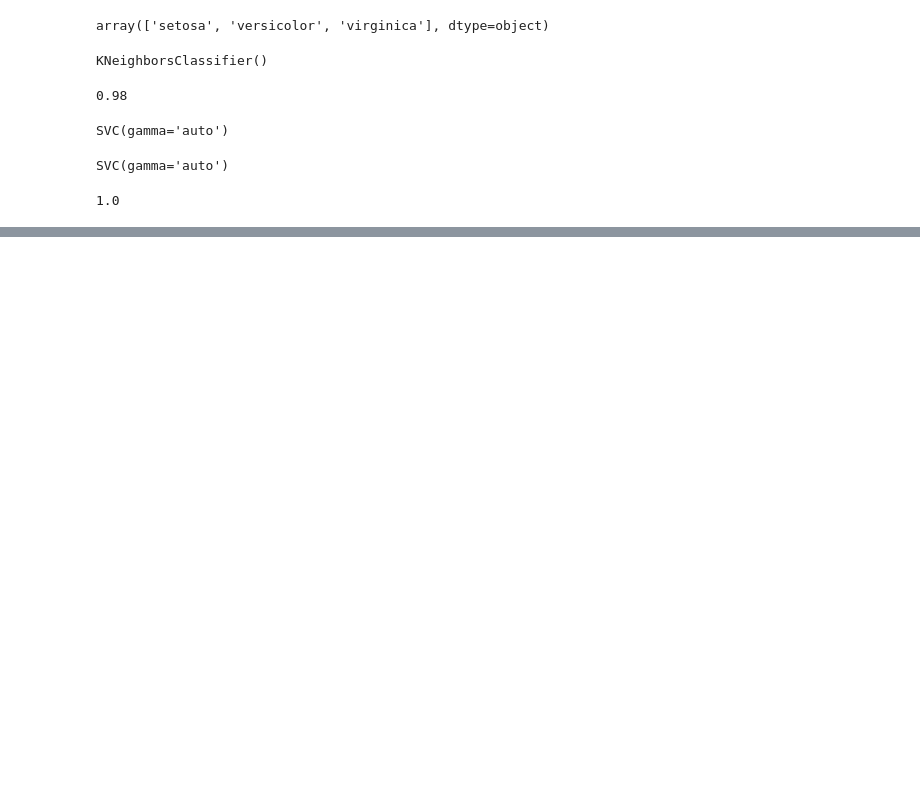
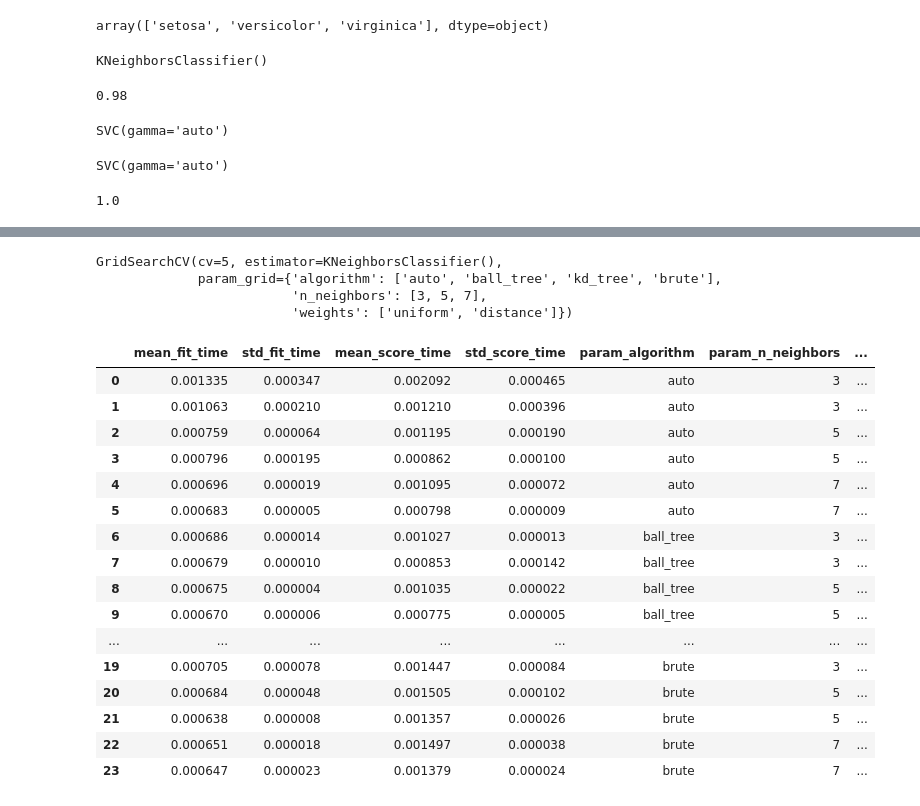
Before and after one commit to VruttiMoradiya999/AIML, a Jupyter notebook: GridSearchCV.ipynb, the cells around one changed output, grey strips where cells are left out. Saved outputs shown, nothing was run; the diff lists cells and outputs as text; code cells hidden in the pictures; blank space fills up the shorter version.

Commit message:
Performed Grid Search CV

```diff
--- a/GridSearchCV.ipynb
+++ b/GridSearchCV.ipynb
@@ -58,4 +58,7 @@ train_test_split =(X)
 # %%
 from sklearn.model_selection import GridSearchCV
 # %%
-classifier = GridSearchCV((model_svm), {  v })
+classifier = GridSearchCV((model_svm), {
+    'C' : [1, 10, 20, 30],
+    'kernel' : ['linear', 'rbf'],
+    }, cv = 5, return_train_score=False)
@@ -63,0 +65,2 @@ TypeError: GridSearchCV.__init__() missing 1 required positional argument: 'para
+# %%
+classifier.fit(X, y)
@@ -63,0 +115,33 @@ TypeError: GridSearchCV.__init__() missing 1 required positional argument: 'para
+# %%
+classifier_2 = GridSearchCV((model_knn), {
+    'n_neighbors' : [3, 5, 7],
+    'weights' :['uniform', 'distance'],
+    'algorithm' : ['auto', 'ball_tree', 'kd_tree', 'brute']}, cv = 5)
+# %%
+classifier_2.fit(X, y)
+# %% [output]
+GridSearchCV(cv=5, estimator=KNeighborsClassifier(),
+             param_grid={'algorithm': ['auto', 'ball_tree', 'kd_tree', 'brute'],
+                         'n_neighbors': [3, 5, 7],
+                         'weights': ['uniform', 'distance']})
+# %%
+result_2 = pd.DataFrame(classifier_2.cv_results_)
+result_2
+# %% [output]
+|  | mean_fit_time | std_fit_time | mean_score_time | std_score_time | param_algorithm | param_n_neighbors | ... |
+| 0 | 0.001335 | 0.000347 | 0.002092 | 0.000465 | auto | 3 | ... |
+| 1 | 0.001063 | 0.000210 | 0.001210 | 0.000396 | auto | 3 | ... |
+| 2 | 0.000759 | 0.000064 | 0.001195 | 0.000190 | auto | 5 | ... |
+| 3 | 0.000796 | 0.000195 | 0.000862 | 0.000100 | auto | 5 | ... |
+| 4 | 0.000696 | 0.000019 | 0.001095 | 0.000072 | auto | 7 | ... |
+| 5 | 0.000683 | 0.000005 | 0.000798 | 0.000009 | auto | 7 | ... |
+| 6 | 0.000686 | 0.000014 | 0.001027 | 0.000013 | ball_tree | 3 | ... |
+| 7 | 0.000679 | 0.000010 | 0.000853 | 0.000142 | ball_tree | 3 | ... |
+| 8 | 0.000675 | 0.000004 | 0.001035 | 0.000022 | ball_tree | 5 | ... |
+| 9 | 0.000670 | 0.000006 | 0.000775 | 0.000005 | ball_tree | 5 | ... |
+| ... | ... | ... | ... | ... | ... | ... | ... |
+| 19 | 0.000705 | 0.000078 | 0.001447 | 0.000084 | brute | 3 | ... |
+| 20 | 0.000684 | 0.000048 | 0.001505 | 0.000102 | brute | 5 | ... |
+| 21 | 0.000638 | 0.000008 | 0.001357 | 0.000026 | brute | 5 | ... |
+| 22 | 0.000651 | 0.000018 | 0.001497 | 0.000038 | brute | 7 | ... |
+| 23 | 0.000647 | 0.000023 | 0.001379 | 0.000024 | brute | 7 | ... |
```
Also changed, not shown: parts of 10 cells of this notebook.
